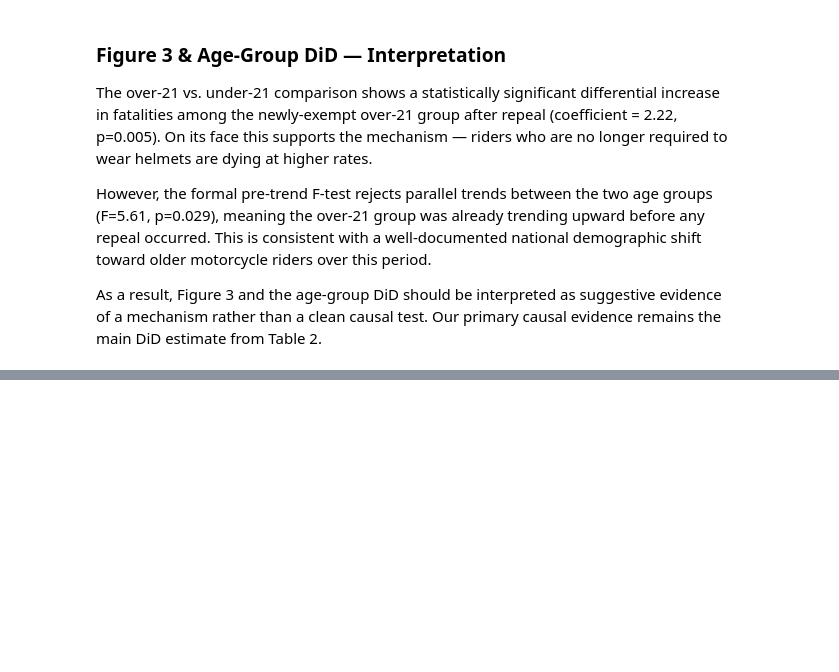
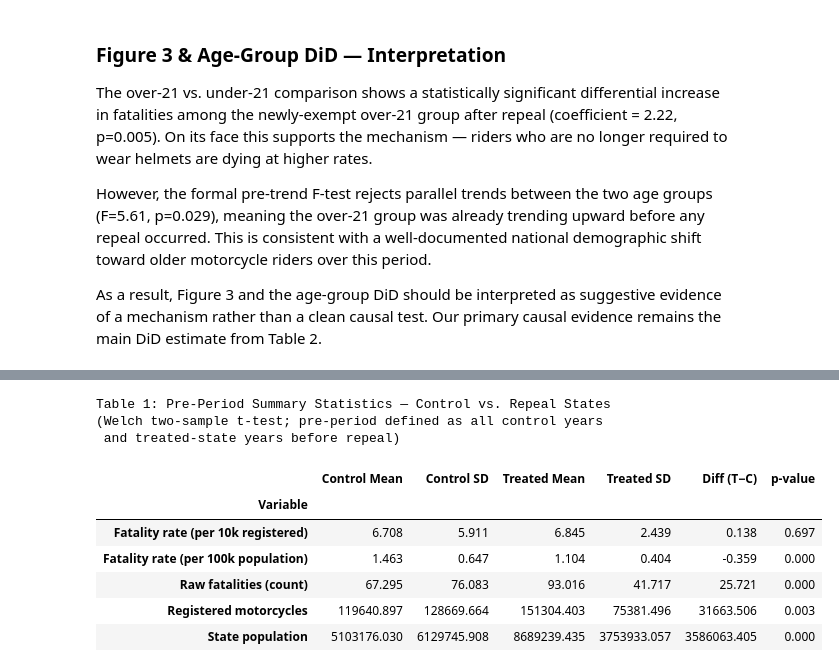
Before and after one commit to Vihaan8/causal_inference_motorcycle_laws, a Jupyter notebook: models/did.ipynb, the cells around one changed output, grey strips where cells are left out. Drawn from its saved outputs; the diff is of its cells as text; code cells hidden in the pictures; blank space fills up the shorter version.

```diff
--- a/models/did.ipynb
+++ b/models/did.ipynb
@@ -687,0 +696,48 @@ As a result, Figure 3 and the age-group DiD should be interpreted as suggestive
+# %%
+# table 1: pre-period summary stats and t-tests
+
+from scipy import stats
+
+pre = df_clean[(df_clean["treated"] == 0) | (df_clean["event_time"] < 0)].copy()
+
+vars_meta = {
+    "fatality_rate_per_10k_reg":  "Fatality rate (per 10k registered)",
+    "fatality_rate_per_100k_pop": "Fatality rate (per 100k population)",
+    "fatalities":                 "Raw fatalities (count)",
+    "motorcycles":                "Registered motorcycles",
+    "population":                 "State population",
+}
+
+rows = []
+for col, label in vars_meta.items():
+    ctrl = pre.loc[pre["treated"] == 0, col].dropna()
+    trt  = pre.loc[pre["treated"] == 1, col].dropna()
+    tstat, pval = stats.ttest_ind(ctrl, trt, equal_var=False)
+    rows.append({
+        "Variable": label,
+        "Control Mean": round(ctrl.mean(), 3),
+        "Control SD":   round(ctrl.std(),  3),
+        "Treated Mean": round(trt.mean(),  3),
+        "Treated SD":   round(trt.std(),   3),
+        "Diff (T−C)":   round(trt.mean() - ctrl.mean(), 3),
+        "p-value":      round(pval, 3),
+    })
+
+tbl1 = pd.DataFrame(rows).set_index("Variable")
+
+print("Table 1: Pre-Period Summary Statistics — Control vs. Repeal States")
+print("(Welch two-sample t-test; pre-period defined as all control years")
+print(" and treated-state years before repeal)")
+print()
+tbl1
+# %% [output]
+Table 1: Pre-Period Summary Statistics — Control vs. Repeal States
+(Welch two-sample t-test; pre-period defined as all control years
+ and treated-state years before repeal)
+|  | Control Mean | Control SD | Treated Mean | Treated SD | Diff (T−C) | p-value |
+| Variable |  |  |  |  |  |  |
+| Fatality rate (per 10k registered) | 6.708 | 5.911 | 6.845 | 2.439 | 0.138 | 0.697 |
+| Fatality rate (per 100k population) | 1.463 | 0.647 | 1.104 | 0.404 | -0.359 | 0.000 |
+| Raw fatalities (count) | 67.295 | 76.083 | 93.016 | 41.717 | 25.721 | 0.000 |
+| Registered motorcycles | 119640.897 | 128669.664 | 151304.403 | 75381.496 | 31663.506 | 0.003 |
+| State population | 5103176.030 | 6129745.908 | 8689239.435 | 3753933.057 | 3586063.405 | 0.000 |
```
Also changed, not shown: parts of 7 cells of this notebook.
